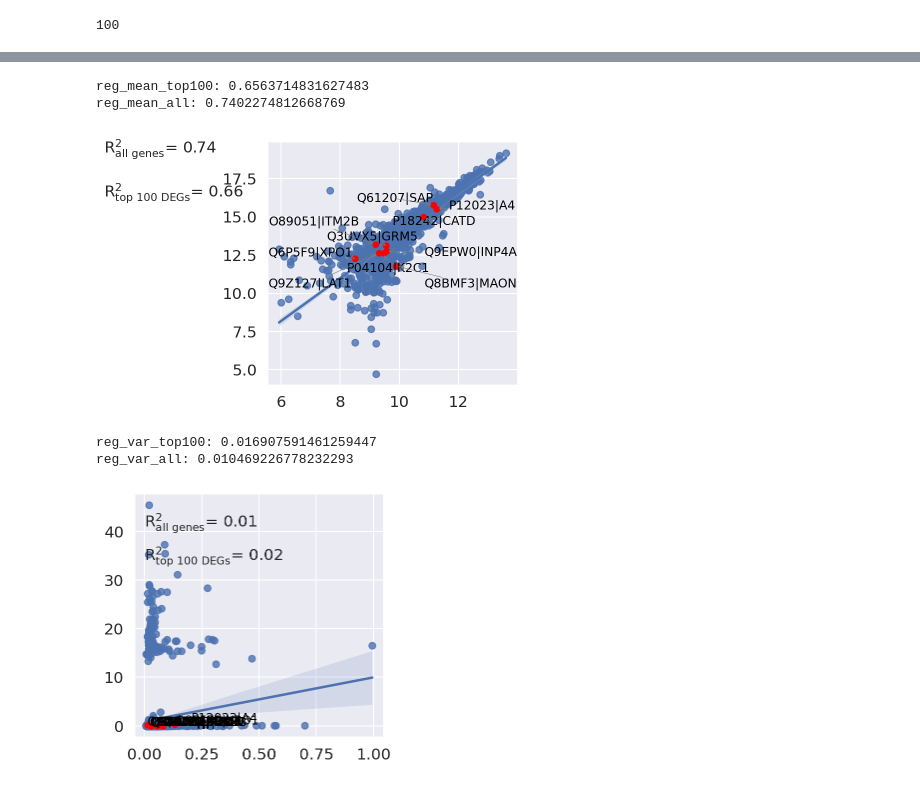
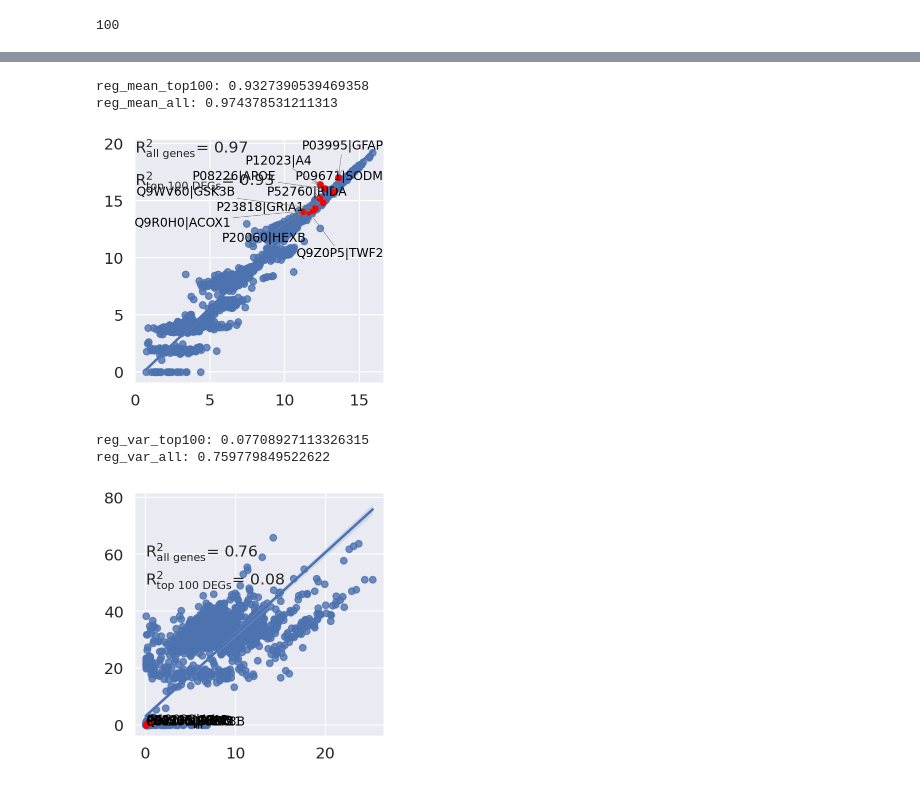
Before and after one commit to Kalamojo/temporary-trvae-clone, a Jupyter notebook: Jupyter Notebooks/AlzPro.ipynb, the cells around one changed output, grey strips where cells are left out. Drawn from its saved outputs; the diff is of its cells as text; code cells hidden in the pictures.

```diff
--- a/Jupyter Notebooks/AlzPro.ipynb
+++ b/Jupyter Notebooks/AlzPro.ipynb
@@ -144,6 +163,6 @@ ctrl_adata.obs['method'] = 'WT'
 real_adata.obs['method'] = target_condition
 # %%
-trvae_reconstructed = sc.read(f"./data/reconstructed/trVAE_alzPro/{specific_cell_type}.h5ad")
+trvae_reconstructed = sc.read(f"./data/reconstructed/trVAE_alzProTrain/{specific_cell_type}.h5ad")
 #trvae_reconstructed.uns['log1p']["base"] = None
 trvae_reconstructed
 # %% [output]
@@ -157,4 +179,4 @@ trvae_reconstructed.X[:8].min(), trvae_reconstructed.X[:8].max()
 # %%
-trvae_pred = trvae_reconstructed[trvae_reconstructed.obs[condition_key] == f"WT_to_{target_condition}"]
+trvae_pred = trvae_reconstructed[trvae_reconstructed.obs[condition_key] == f"{source_condition}_to_{target_condition}"]
 trvae_pred.var = ctrl_adata.var
 trvae_pred.obs['method'] = 'trVAE'
@@ -290,0 +322,18 @@ len(top_genes)
+# %%
+font = {'family' : 'Arial',
+        'size'   : 30}
+
+sc.set_figure_params(fontsize=25)
+sns.set()
+matplotlib.rc('ytick', labelsize=14)
+matplotlib.rc('xtick', labelsize=14)
+sc.pl.violin(models,
+             keys=protein_up,
+             groupby="method",
+             rotation=90,
+             show=True,
+             order=models.obs["method"].unique().tolist(),
+             color = "#ee0ef0",
+             save="_standard_best_model_cmpr.pdf",
+             jitter=True,
+            )
@@ -290,0 +348,18 @@ len(top_genes)
+# %%
+font = {'family' : 'Arial',
+        'size'   : 30}
+
+sc.set_figure_params(fontsize=25)
+sns.set()
+matplotlib.rc('ytick', labelsize=14)
+matplotlib.rc('xtick', labelsize=14)
+sc.pl.violin(models,
+             keys=protein_down,
+             groupby="method",
+             rotation=90,
+             show=True,
+             order=models.obs["method"].unique().tolist(),
+             color = "#ee0ef0",
+             save="_standard_worst_model_cmpr.pdf",
+             jitter=True,
+            )
@@ -291,25 +369,25 @@ len(top_genes)
 # %%
 reptrvae.pl.reg_mean_plot(adata_pred,
                          top_100_genes=top_genes,
                          gene_list=top_genes[:5] + top_genes[50:55],
                          condition_key=condition_key,
-                         axis_keys={'x': f"WT_to_{target_condition}", 'y': target_condition},
+                         axis_keys={'x': f"{source_condition}_to_{target_condition}", 'y': target_condition},
                          labels={'x': "", 'y': ""},
                          path_to_save=os.path.join(path_to_save, f"trVAE_{specific_cell_type}_{mode}_reg_mean.pdf"),
                          legend=False,
                          show=True,
                          x_coeff=1.0,
                          y_coeff=0.0)
 # %% [output]
-reg_mean_top100: 0.6563714831627483
-reg_mean_all: 0.7402274812668769
+reg_mean_top100: 0.9327390539469358
+reg_mean_all: 0.974378531211313
-[figure, old version]
+[figure, new version]
 # %%
 reptrvae.pl.reg_var_plot(adata_pred,
                          top_100_genes=top_genes,
                          gene_list=top_genes[:5] + top_genes[50:55],
                          condition_key=condition_key,
-                         axis_keys={'x': f"WT_to_{target_condition}", 'y': target_condition},
+                         axis_keys={'x': f"{source_condition}_to_{target_condition}", 'y': target_condition},
                          labels={'x': "", 'y': ""},
                          path_to_save=os.path.join(path_to_save, f"trVAE_{specific_cell_type}_{mode}_reg_var.pdf"),
                          legend=False,
@@ -317,9 +395,9 @@ reptrvae.pl.reg_var_plot(adata_pred,
                          x_coeff=1.0,
                          y_coeff=0.1)
 # %% [output]
-reg_var_top100: 0.016907591461259447
-reg_var_all: 0.010469226778232293
+reg_var_top100: 0.07708927113326315
+reg_var_all: 0.759779849522622
-[figure, old version]
+[figure, new version]
 # %%
 up_genes.tolist()
 # %% [output]
```
Also changed, not shown: parts of 38 cells of this notebook, 48 other files.
